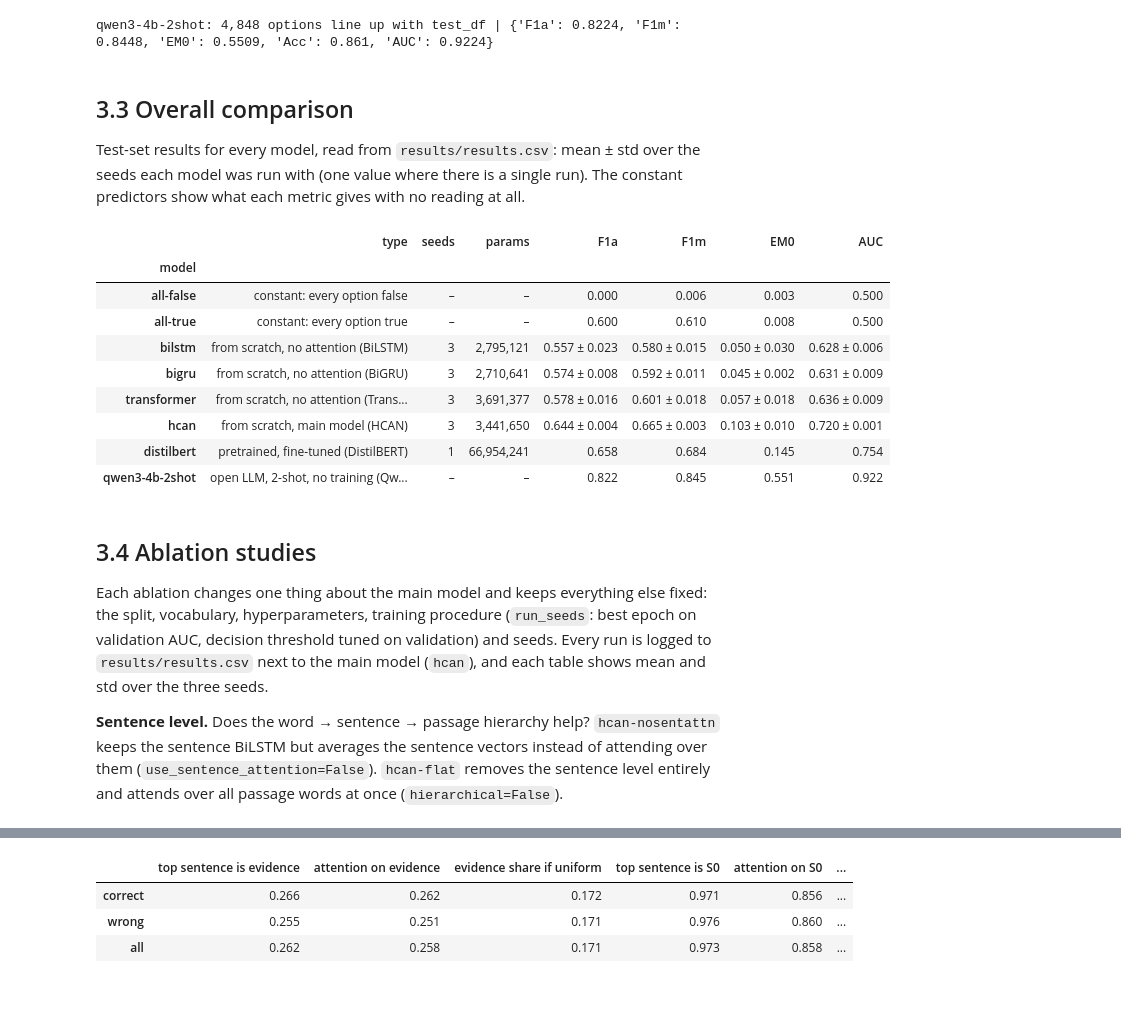
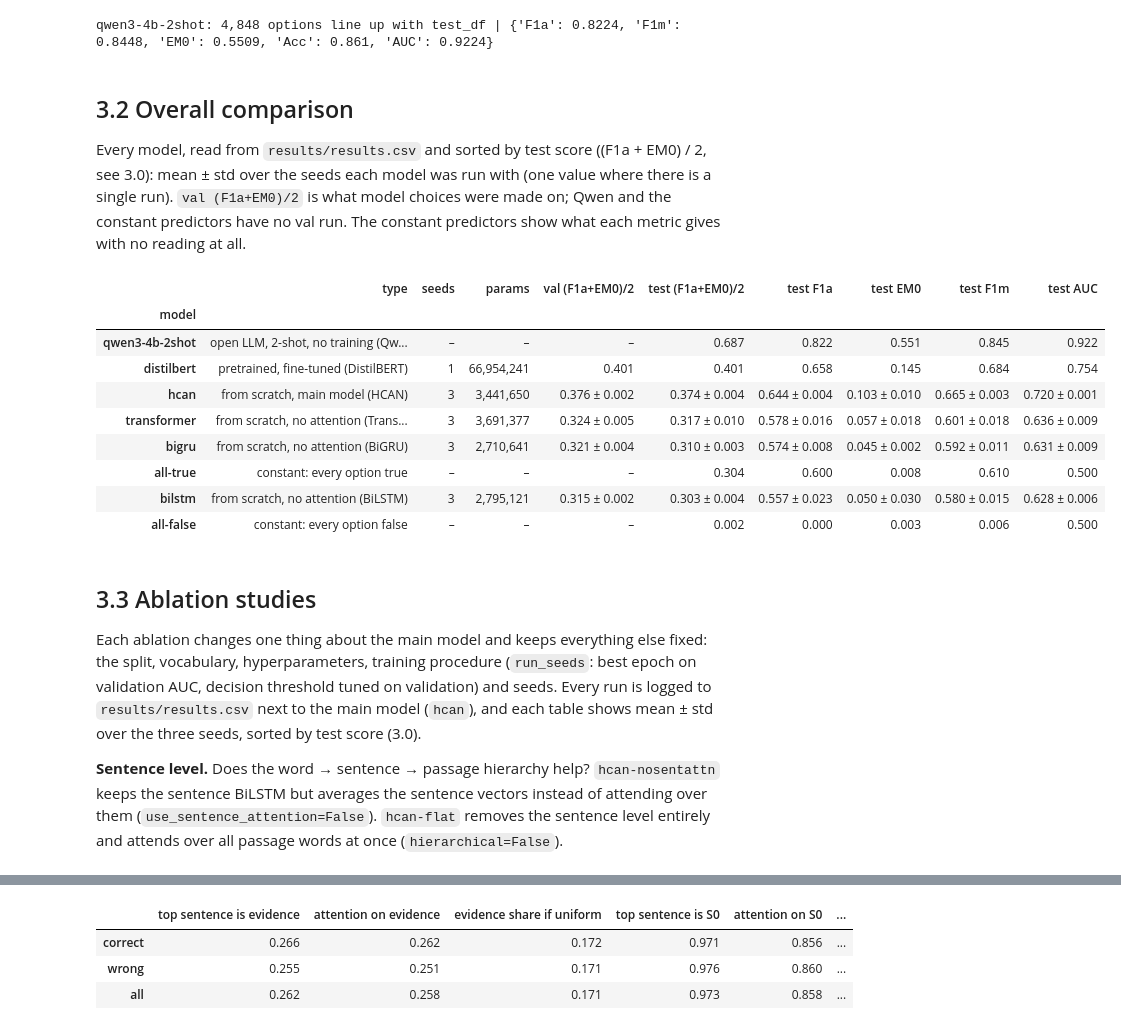
Before and after one commit to rayhao-han/NLP_Proj, a Jupyter notebook: CITS4012_Group56.ipynb, the cells around one changed output, grey strips where cells are left out. Drawn from its saved outputs; the diff is of its cells as text; code cells hidden in the pictures; blank space fills up the shorter version.

```diff
--- a/CITS4012_Group56.ipynb
+++ b/CITS4012_Group56.ipynb
@@ -1087,54 +1102,37 @@ print(f"{QWEN_NAME}: {len(qwen):,} options line up with test_df |",
 # %% [output]
 qwen3-4b-2shot: 4,848 options line up with test_df | {'F1a': 0.8224, 'F1m': 0.8448, 'EM0': 0.5509, 'Acc': 0.861, 'AUC': 0.9224}
 # %% [markdown]
-## 3.3 Overall comparison
-Test-set results for every model, read from `results/results.csv`: mean ± std over the seeds each model was run with (one value where there is a single run). The constant predictors show what each metric gives with no reading at all.
+## 3.2 Overall comparison
+Every model, read from `results/results.csv` and sorted by test score ((F1a + EM0) / 2, see 3.0): mean ± std over the seeds each model was run with (one value where there is a single run). `val (F1a+EM0)/2` is what model choices were made on; Qwen and the constant predictors have no val run. The constant predictors show what each metric gives with no reading at all.
 # %%
-# ---- Test-set comparison: every model, mean ± std over its seeds ----
-COMPARISON = [  # (name in results.csv, what it is)
-    ("all-false", "constant: every option false"),
-    ("all-true", "constant: every option true"),
-    ("bilstm", "from scratch, no attention (BiLSTM)"),
-    ("bigru", "from scratch, no attention (BiGRU)"),
-    ("transformer", "from scratch, no attention (Transformer)"),
-    (MAIN_NAME, "from scratch, main model (HCAN)"),
-    ("distilbert", "pretrained, fine-tuned (DistilBERT)"),
-    ("qwen3-4b-2shot", "open LLM, 2-shot, no training (Qwen3-4B)"),
-]
-
-def mean_std(x: pd.Series) -> str:
-    x = x.dropna()
-    if x.empty:
-        return "–"
-    return f"{x.mean():.3f}" if len(x) == 1 else f"{x.mean():.3f} ± {x.std():.3f}"
-
-res = pd.read_csv(RESULTS_CSV)
-test_res = res[res["split"] == "test"]
-rows = []
-for name, kind in COMPARISON:
-    r = test_res[test_res["model"] == name]
-    if r.empty:
-        continue
-    seeded = (r["seed"].astype(str) != "-").all()
-    params = r["params"].dropna() if "params" in r else pd.Series(dtype=float)
-    rows.append({"model": name, "type": kind, "seeds": len(r) if seeded else "–",
-                 "params": f"{int(params.iloc[0]):,}" if len(params) else "–",
-                 **{m: mean_std(r[m]) for m in ("F1a", "F1m", "EM0", "AUC")}})
-pd.DataFrame(rows).set_index("model")
+# ---- Overall comparison: every model, best test score first ----
+COMPARISON = {  # name in results.csv: what it is
+    "all-false": "constant: every option false",
+    "all-true": "constant: every option true",
+    "bilstm": "from scratch, no attention (BiLSTM)",
+    "bigru": "from scratch, no attention (BiGRU)",
+    "transformer": "from scratch, no attention (Transformer)",
+    MAIN_NAME: "from scratch, main model (HCAN)",
+    "distilbert": "pretrained, fine-tuned (DistilBERT)",
+    "qwen3-4b-2shot": "open LLM, 2-shot, no training (Qwen3-4B)",
+}
+comparison = seed_summary(*COMPARISON)
+comparison.insert(0, "type", comparison.index.map(COMPARISON))
+comparison
 # %% [output]
-|  | type | seeds | params | F1a | F1m | EM0 | AUC |
-| model |  |  |  |  |  |  |  |
-| all-false | constant: every option false | – | – | 0.000 | 0.006 | 0.003 | 0.500 |
-| all-true | constant: every option true | – | – | 0.600 | 0.610 | 0.008 | 0.500 |
-| bilstm | from scratch, no attention (BiLSTM) | 3 | 2,795,121 | 0.557 ± 0.023 | 0.580 ± 0.015 | 0.050 ± 0.030 | 0.628 ± 0.006 |
-| bigru | from scratch, no attention (BiGRU) | 3 | 2,710,641 | 0.574 ± 0.008 | 0.592 ± 0.011 | 0.045 ± 0.002 | 0.631 ± 0.009 |
-| transformer | from scratch, no attention (Trans... | 3 | 3,691,377 | 0.578 ± 0.016 | 0.601 ± 0.018 | 0.057 ± 0.018 | 0.636 ± 0.009 |
-| hcan | from scratch, main model (HCAN) | 3 | 3,441,650 | 0.644 ± 0.004 | 0.665 ± 0.003 | 0.103 ± 0.010 | 0.720 ± 0.001 |
-| distilbert | pretrained, fine-tuned (DistilBERT) | 1 | 66,954,241 | 0.658 | 0.684 | 0.145 | 0.754 |
-| qwen3-4b-2shot | open LLM, 2-shot, no training (Qw... | – | – | 0.822 | 0.845 | 0.551 | 0.922 |
+|  | type | seeds | params | val (F1a+EM0)/2 | test (F1a+EM0)/2 | test F1a | test EM0 | test F1m | test AUC |
+| model |  |  |  |  |  |  |  |  |  |
+| qwen3-4b-2shot | open LLM, 2-shot, no training (Qw... | – | – | – | 0.687 | 0.822 | 0.551 | 0.845 | 0.922 |
+| distilbert | pretrained, fine-tuned (DistilBERT) | 1 | 66,954,241 | 0.401 | 0.401 | 0.658 | 0.145 | 0.684 | 0.754 |
+| hcan | from scratch, main model (HCAN) | 3 | 3,441,650 | 0.376 ± 0.002 | 0.374 ± 0.004 | 0.644 ± 0.004 | 0.103 ± 0.010 | 0.665 ± 0.003 | 0.720 ± 0.001 |
+| transformer | from scratch, no attention (Trans... | 3 | 3,691,377 | 0.324 ± 0.005 | 0.317 ± 0.010 | 0.578 ± 0.016 | 0.057 ± 0.018 | 0.601 ± 0.018 | 0.636 ± 0.009 |
+| bigru | from scratch, no attention (BiGRU) | 3 | 2,710,641 | 0.321 ± 0.004 | 0.310 ± 0.003 | 0.574 ± 0.008 | 0.045 ± 0.002 | 0.592 ± 0.011 | 0.631 ± 0.009 |
+| all-true | constant: every option true | – | – | – | 0.304 | 0.600 | 0.008 | 0.610 | 0.500 |
+| bilstm | from scratch, no attention (BiLSTM) | 3 | 2,795,121 | 0.315 ± 0.002 | 0.303 ± 0.004 | 0.557 ± 0.023 | 0.050 ± 0.030 | 0.580 ± 0.015 | 0.628 ± 0.006 |
+| all-false | constant: every option false | – | – | – | 0.002 | 0.000 | 0.003 | 0.006 | 0.500 |
 # %% [markdown]
-## 3.4 Ablation studies
-Each ablation changes one thing about the main model and keeps everything else fixed: the split, vocabulary, hyperparameters, training procedure (`run_seeds`: best epoch on validation AUC, decision threshold tuned on validation) and seeds. Every run is logged to `results/results.csv` next to the main model (`hcan`), and each table shows mean and std over the three seeds.
+## 3.3 Ablation studies
+Each ablation changes one thing about the main model and keeps everything else fixed: the split, vocabulary, hyperparameters, training procedure (`run_seeds`: best epoch on validation AUC, decision threshold tuned on validation) and seeds. Every run is logged to `results/results.csv` next to the main model (`hcan`), and each table shows mean ± std over the three seeds, sorted by test score (3.0).
 
 **Sentence level.** Does the word → sentence → passage hierarchy help? `hcan-nosentattn` keeps the sentence BiLSTM but averages the sentence vectors instead of attending over them (`use_sentence_attention=False`). `hcan-flat` removes the sentence level entirely and attends over all passage words at once (`hierarchical=False`).
 # %%
```
Also changed, not shown: parts of 22 cells of this notebook.
